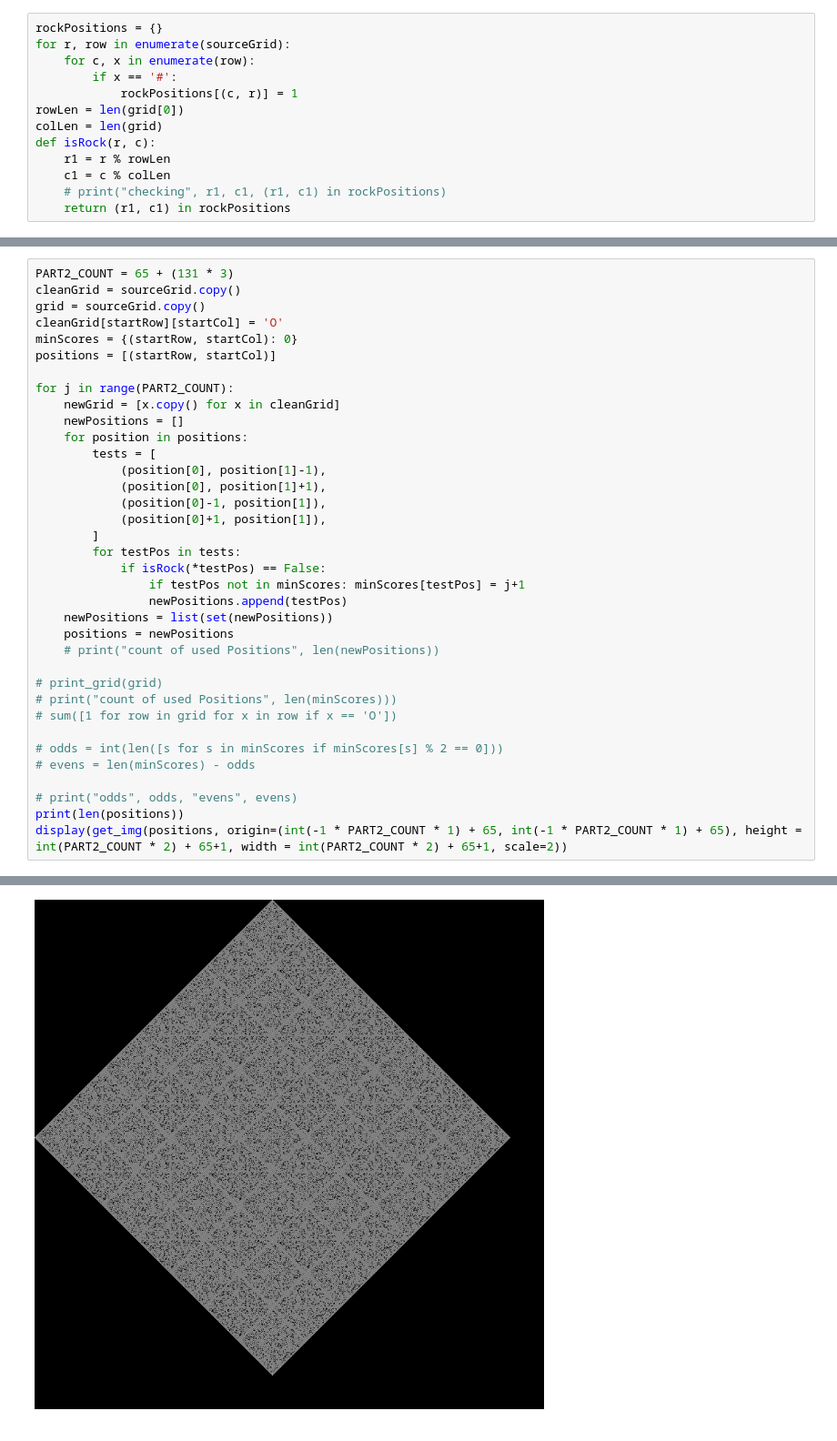
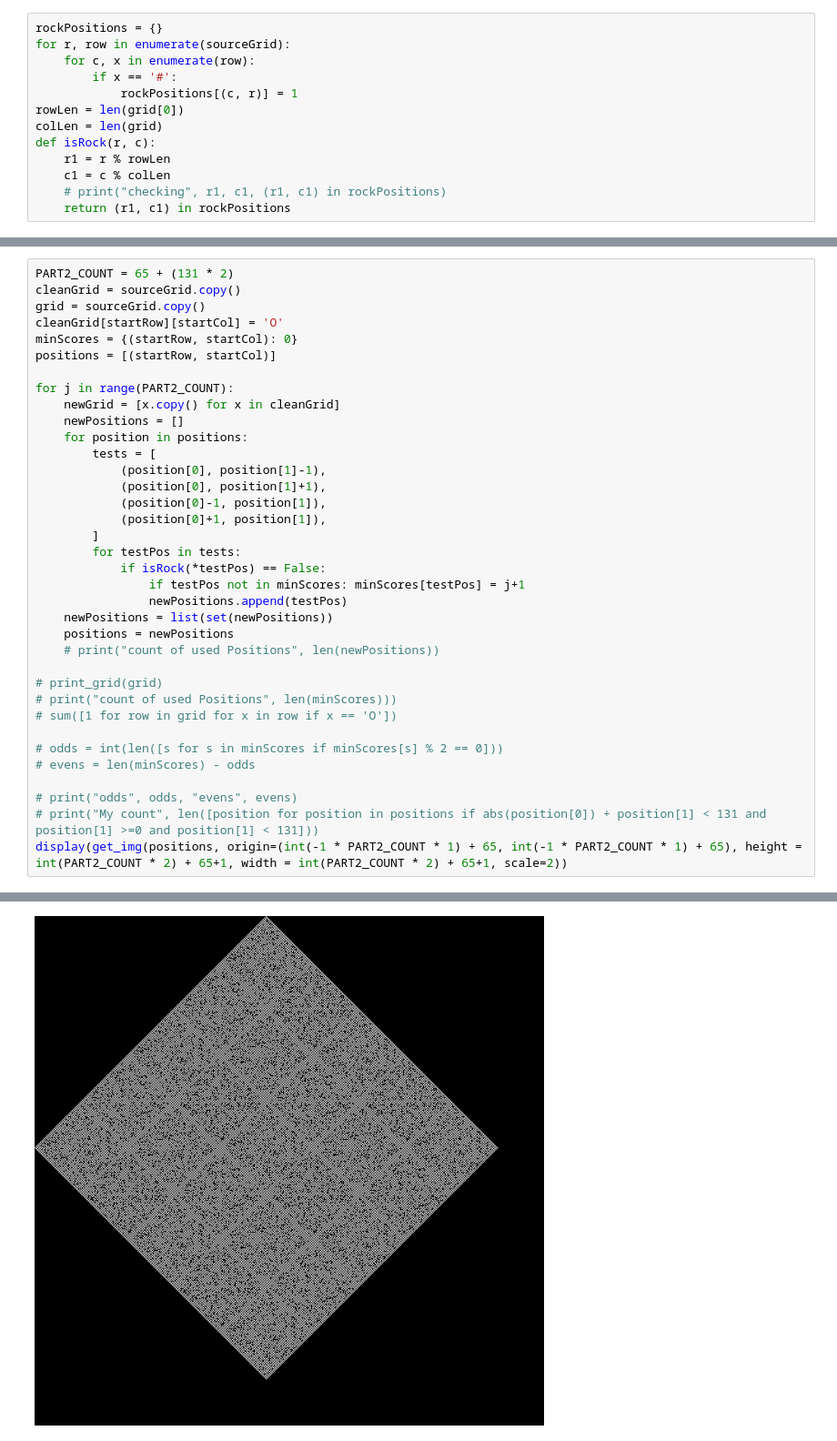
Before and after one commit to rhdeck/aoc-2023, a Jupyter notebook: 21/21.ipynb, the cells around one changed output, grey strips where cells are left out. Shown at 91% size. Drawn from its saved outputs; the diff is of its cells as text.

Commit message:
feat: 21 part 2

```diff
--- a/21/21.ipynb
+++ b/21/21.ipynb
@@ -91,7 +97,7 @@ def get_img(positions, origin=(-500, -500), height= 1200, width=1200, scale=2):
     img = img.resize((width*scale, height*scale), Image.NEAREST)
     return img
 # %%
-PART2_COUNT = 65 + (131 * 3)
+PART2_COUNT = 65 + (131 * 2)
 cleanGrid = sourceGrid.copy()
 grid = sourceGrid.copy()
 cleanGrid[startRow][startCol] = 'O'
@@ -124,6 +130,6 @@ for j in range(PART2_COUNT):
 # evens = len(minScores) - odds
 
 # print("odds", odds, "evens", evens)
-print(len(positions))
+# print("My count", len([position for position in positions if abs(position[0]) + position[1] < 131 and position[1] >=0 and position[1] < 131]))
 display(get_img(positions, origin=(int(-1 * PART2_COUNT * 1) + 65, int(-1 * PART2_COUNT * 1) + 65), height = int(PART2_COUNT * 2) + 65+1, width = int(PART2_COUNT * 2) + 65+1, scale=2))
 # %% [output]
@@ -131 +136 @@ display(get_img(positions, origin=(int(-1 * PART2_COUNT * 1) + 65, int(-1 * PART
-[figure, old version]
+[figure, new version]
```
Also changed, not shown: parts of 23 cells of this notebook, 1 other file.
